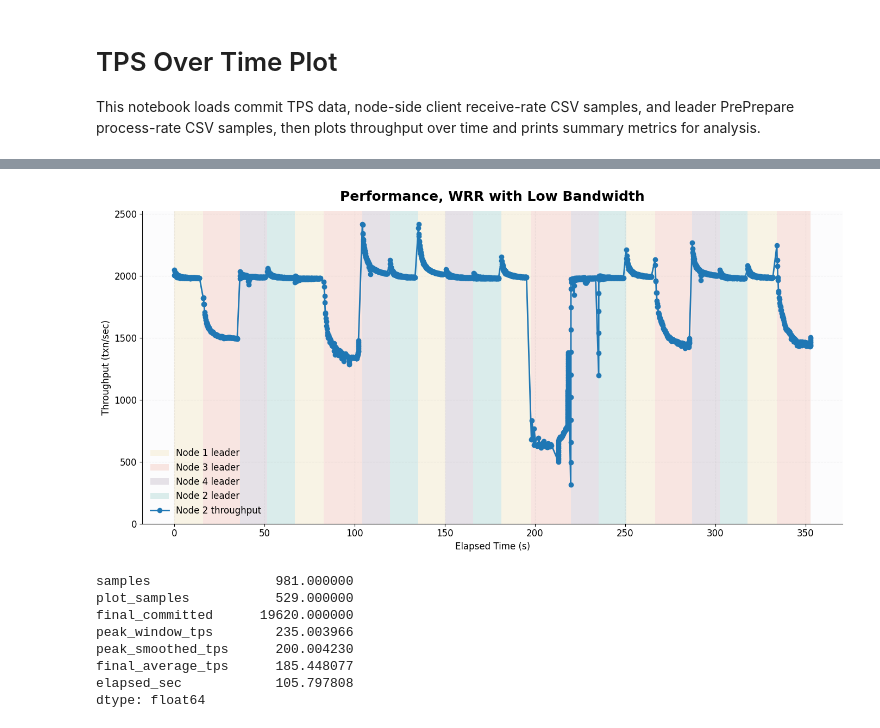
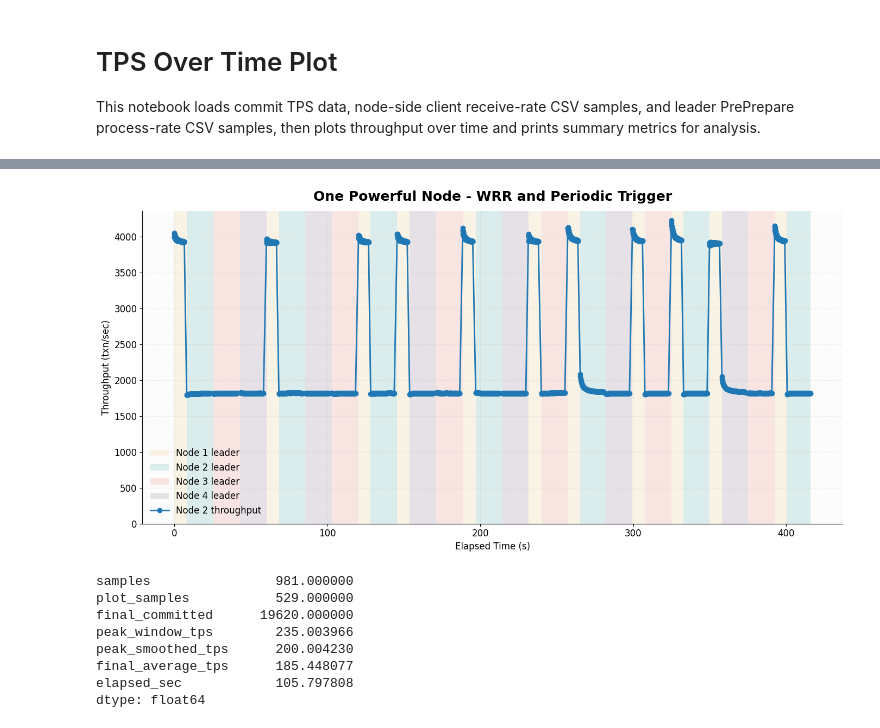
Before and after one commit to Michael112233/pbft, a Jupyter notebook: plot_tps_series.ipynb, the cells around one changed output, grey strips where cells are left out. Saved outputs shown, nothing was run; the diff lists cells and outputs as text; code cells hidden in the pictures.

```diff
--- a/plot_tps_series.ipynb
+++ b/plot_tps_series.ipynb
@@ -25,11 +25,11 @@ plt.rcParams.update({
 # Change this to pick which node throughput CSV to plot.
 node_id = 2
 
-view_start = 30
+view_start = 0
 
-view_end = 50
+view_end = 30
 
-throughput_csv_path = Path("wrr_periodic_bw") / f"node_{node_id}_throughput.csv"
+throughput_csv_path = Path("quadpowersinglenode") / f"node_{node_id}_throughput.csv"
 assert throughput_csv_path.exists(), f"Missing file: {throughput_csv_path.resolve()}"
 
 throughput_df = pd.read_csv(throughput_csv_path)
@@ -41,24 +41,21 @@ throughput_df = throughput_df.sort_values(["time"]).reset_index(drop=True)
 throughput_df = throughput_df[throughput_df["elapsed_seconds"] >= 1].copy()
 throughput_df = throughput_df.reset_index(drop=True)
 
-throughput_df = throughput_df[
-    throughput_df["view"].between(view_start, view_end)
-].copy()
-high_mask = throughput_df["tput_measurement"] > 3000
+# throughput_df = throughput_df[
+#     throughput_df["view"].between(view_start, view_end)
+# ].copy()
+# high_mask = throughput_df["tput_measurement"] > 4500
 
-high_values = throughput_df.loc[high_mask, "tput_measurement"]
+# high_values = throughput_df.loc[high_mask, "tput_measurement"]
 
-if len(high_values) > 0:
-    high_min = high_values.min()
-    high_max = high_values.max()
+# if len(high_values) > 0:
+#     high_min = high_values.min()
+#     high_max = high_values.max()
 
-    if high_min == high_max:
-        throughput_df.loc[high_mask, "tput_measurement"] = 2100
-    else:
-        throughput_df.loc[high_mask, "tput_measurement"] = (
-            1900
-            + (high_values - high_min) / (high_max - high_min) * (1)
-        )
+#     if high_min == high_max:
+#         throughput_df.loc[high_mask, "tput_measurement"] = 2100
+#     else:
+#         throughput_df.loc[high_mask, "tput_measurement"] = 4000
 
 
 
@@ -115,7 +112,7 @@ ax.plot(
     label=f"Node {node_id} throughput",
 )
 
-ax.set_title(f"Periodic, WRR with Low Bandwidth", fontsize=18, weight="bold", pad=14)
+ax.set_title(f"One Powerful Node - WRR and Periodic Trigger", fontsize=18, weight="bold", pad=14)
 ax.set_xlabel("Elapsed Time (s)")
 ax.set_ylabel("Throughput (txn/sec)")
 ax.set_ylim(bottom=0)
@@ -133,4 +130,4 @@ plt.show()
-[figure, old version]
+[figure, new version]
 # %%
 json_path = Path("check.json")
 assert json_path.exists(), f"Missing file: {json_path.resolve()}"
```
Also changed, not shown: parts of 1 cell of this notebook, 8 other files.
